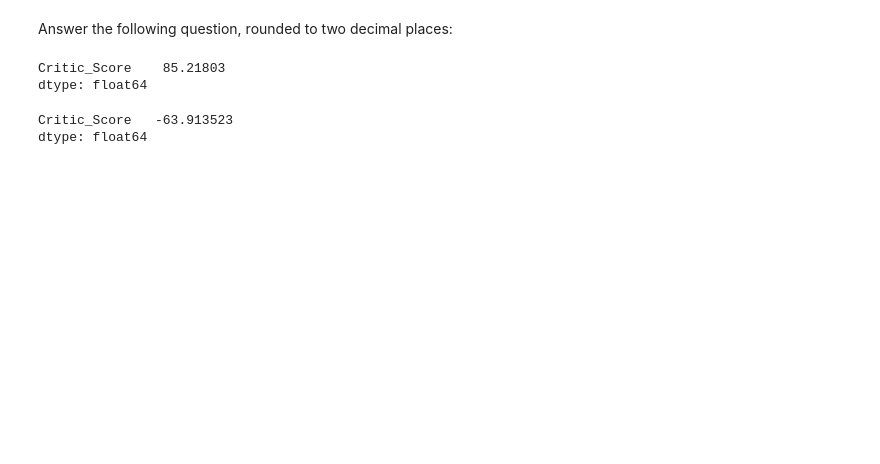
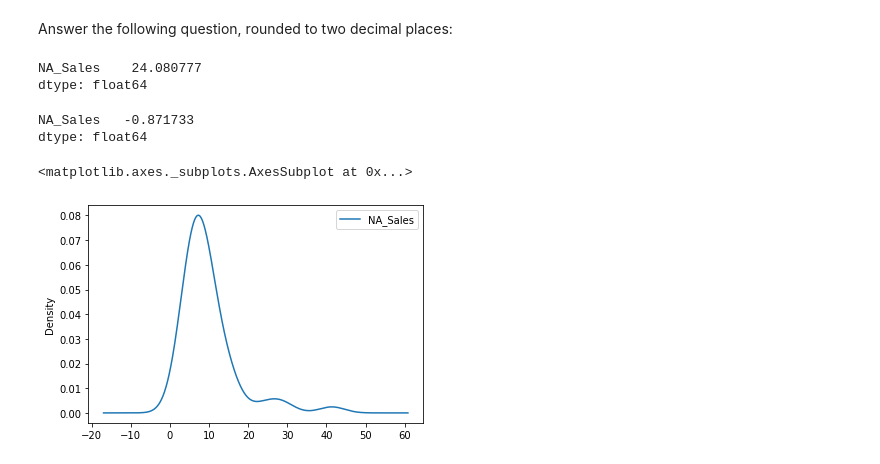
Before and after one commit to SavantLogics/SavantLogics, a Jupyter notebook: Univariate.ipynb, the cells around one changed output. Cells and saved outputs as stored; diff of their text form; code cells hidden in the pictures; blank space fills up the shorter version.

```diff
--- a/Univariate.ipynb
+++ b/Univariate.ipynb
@@ -185,16 +201,22 @@ Name: 0.7, dtype: float64
 # %% [markdown]
 Answer the following question, rounded to two decimal places:
 # %%
-# Value that is 2 standard deviations above the mean
+# Value that is 2 standard deviations above the mean. Mean plus standard deviation(2)
 
-sales.std() * 2
+sales.mean() + sales.std() *2
 # %% [output]
-Critic_Score    85.21803
+NA_Sales    24.080777
 dtype: float64
 # %%
-# Value that is 1.5 standard deviations below the mean
-sales.std() * -1.5
+# Value that is 1.5 standard deviations below the mean. Mean minus standard deviation(1.5)
+
+sales.mean() - sales.std()*(1.5)
 # %% [output]
-Critic_Score   -63.913523
+NA_Sales   -0.871733
 dtype: float64
+# %%
+sales.plot.kde()
+# %% [output]
+<matplotlib.axes._subplots.AxesSubplot at 0x...>
+[figure, added]
 # %%
```
Also changed, not shown: parts of 31 cells of this notebook.
